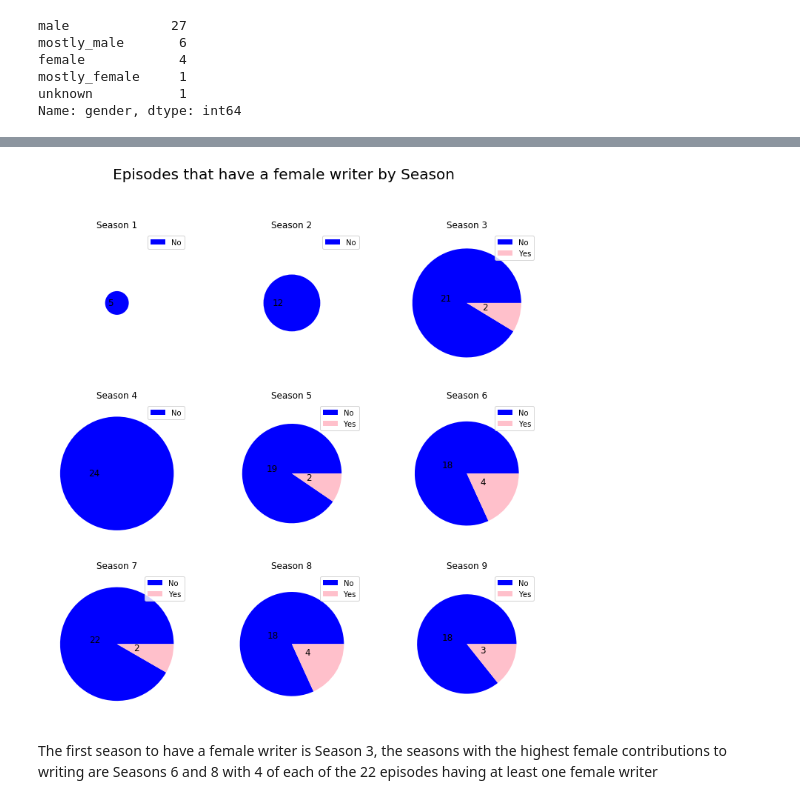
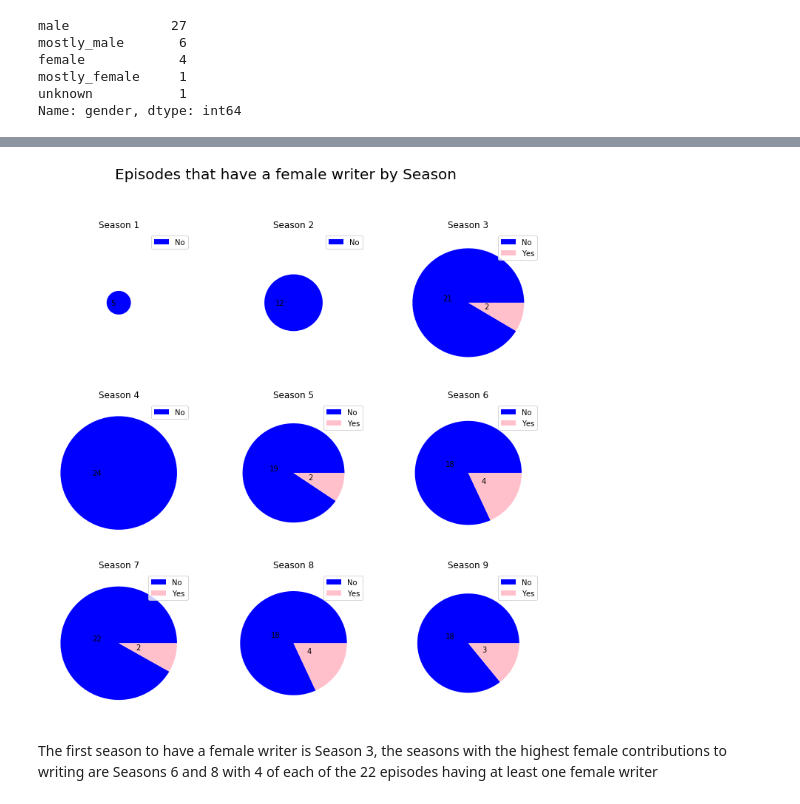
Before and after one commit to ktzioumis/The-Seinfeld, a Jupyter notebook: student.ipynb, the cells around one changed output, grey strips where cells are left out. Drawn from its saved outputs; the diff is of its cells as text; code cells hidden in the pictures.

```diff
--- a/student.ipynb
+++ b/student.ipynb
@@ -454,20 +425,20 @@ plt.show()
 # %%
 #pie charts sized by season length
 plt.figure(figsize=(12,12,))
 plt.suptitle('Episodes that have a female writer by Season',size=20)
 for i in range(1,10):
     plt.subplot(3,3,i)
     plt.pie(episodes.loc[episodes.Season==i].has_fem.value_counts(),
             labels = episodes.loc[episodes.Season==i].has_fem.value_counts(),
             labeldistance =0.3,
-            textprops={'size':12},
+#             textprops={'size':12},
             colors = ['blue' ,'pink'],
             radius=(len(episodes.loc[episodes.Season==i].has_fem)/24))
     plt.legend(['No','Yes'])
     plt.title('Season '+str(i))
 plt.show()
 # %% [output]
-[figure, old version]
+[figure, new version]
 # %% [markdown]
 The first season to have a female writer is Season 3, the seasons with the highest female contributions to writing are Seasons 6 and 8 with 4 of each of the 22 episodes having at least one female writer
 # %% [markdown]
```
Also changed, not shown: parts of 36 cells of this notebook, 2 other files.
